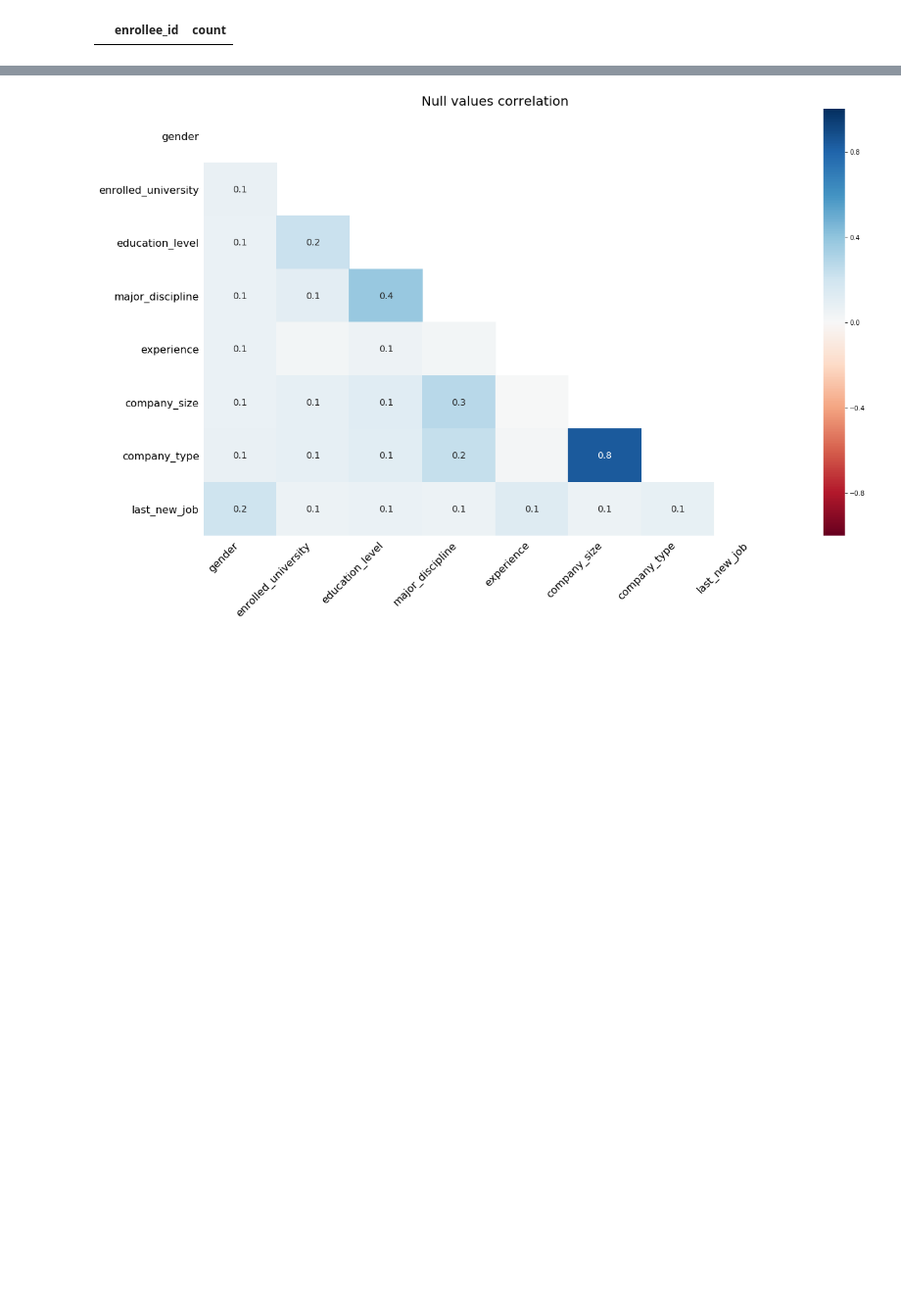
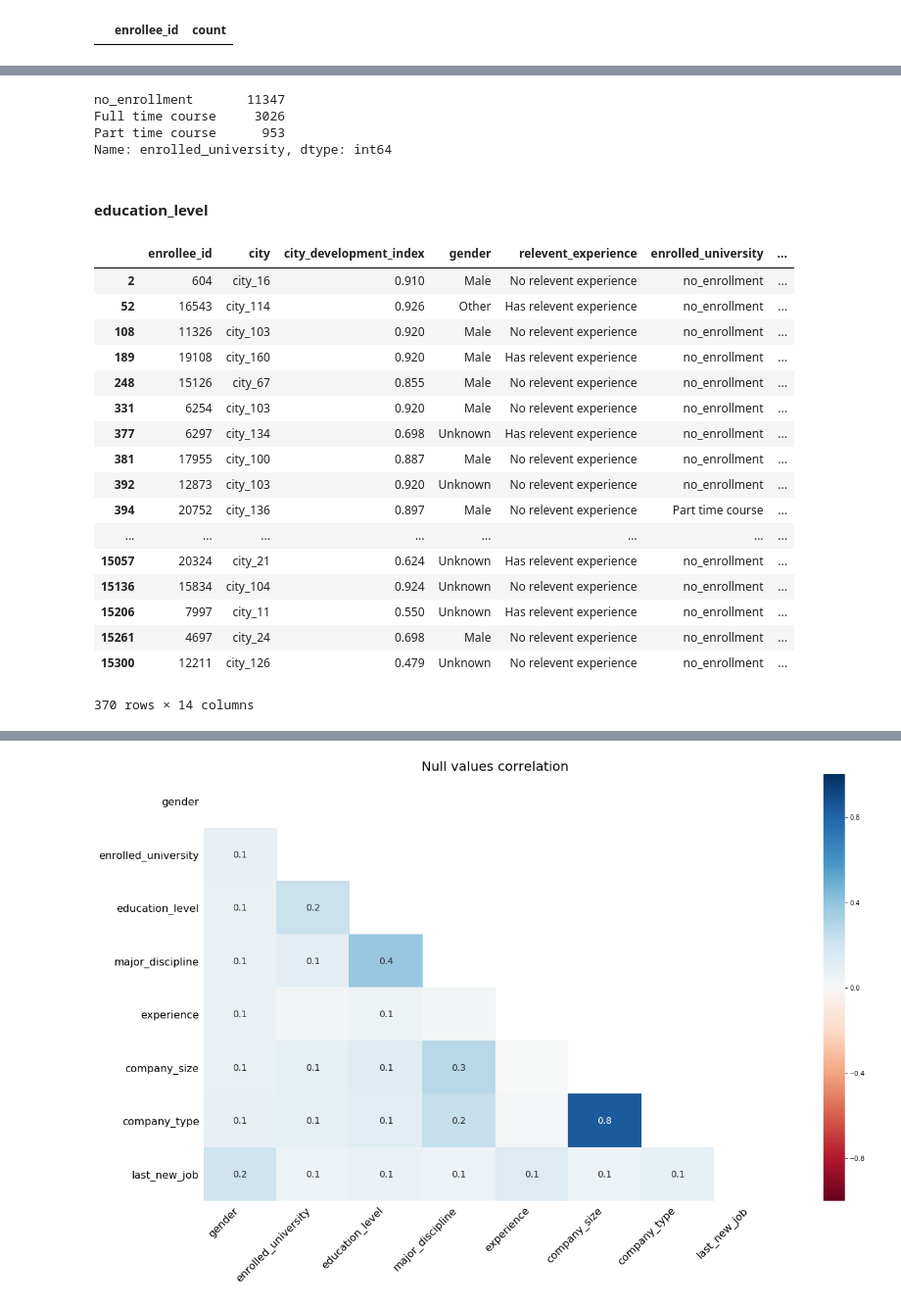
Before and after one commit to miritzk/ML_course, a Jupyter notebook: ML_Analysis.ipynb, the cells around one changed output, grey strips where cells are left out. Shown at 98% size. Drawn from its saved outputs; the diff is of its cells as text; code cells hidden in the pictures; blank space fills up the shorter version.

```diff
--- a/ML_Analysis.ipynb
+++ b/ML_Analysis.ipynb
@@ -641,0 +674,30 @@ check
+# %%
+new_train['enrolled_university'].value_counts()
+# %% [output]
+no_enrollment       11347
+Full time course     3026
+Part time course      953
+Name: enrolled_university, dtype: int64
+# %% [markdown]
+#### education_level
+# %%
+new_train[new_train['education_level'].notnull() == False]
+# %% [output]
+|  | enrollee_id | city | city_development_index | gender | relevent_experience | enrolled_university | ... |
+| 2 | 604 | city_16 | 0.910 | Male | No relevent experience | no_enrollment | ... |
+| 52 | 16543 | city_114 | 0.926 | Other | Has relevent experience | no_enrollment | ... |
+| 108 | 11326 | city_103 | 0.920 | Male | No relevent experience | no_enrollment | ... |
+| 189 | 19108 | city_160 | 0.920 | Male | Has relevent experience | no_enrollment | ... |
+| 248 | 15126 | city_67 | 0.855 | Male | No relevent experience | no_enrollment | ... |
+| 331 | 6254 | city_103 | 0.920 | Male | No relevent experience | no_enrollment | ... |
+| 377 | 6297 | city_134 | 0.698 | Unknown | Has relevent experience | no_enrollment | ... |
+| 381 | 17955 | city_100 | 0.887 | Male | No relevent experience | no_enrollment | ... |
+| 392 | 12873 | city_103 | 0.920 | Unknown | No relevent experience | no_enrollment | ... |
+| 394 | 20752 | city_136 | 0.897 | Male | No relevent experience | Part time course | ... |
+| ... | ... | ... | ... | ... | ... | ... | ... |
+| 15057 | 20324 | city_21 | 0.624 | Unknown | Has relevent experience | no_enrollment | ... |
+| 15136 | 15834 | city_104 | 0.924 | Unknown | No relevent experience | no_enrollment | ... |
+| 15206 | 7997 | city_11 | 0.550 | Unknown | Has relevent experience | no_enrollment | ... |
+| 15261 | 4697 | city_24 | 0.698 | Male | No relevent experience | no_enrollment | ... |
+| 15300 | 12211 | city_126 | 0.479 | Unknown | No relevent experience | no_enrollment | ... |
+370 rows × 14 columns
```
Also changed, not shown: parts of 29 cells of this notebook.
